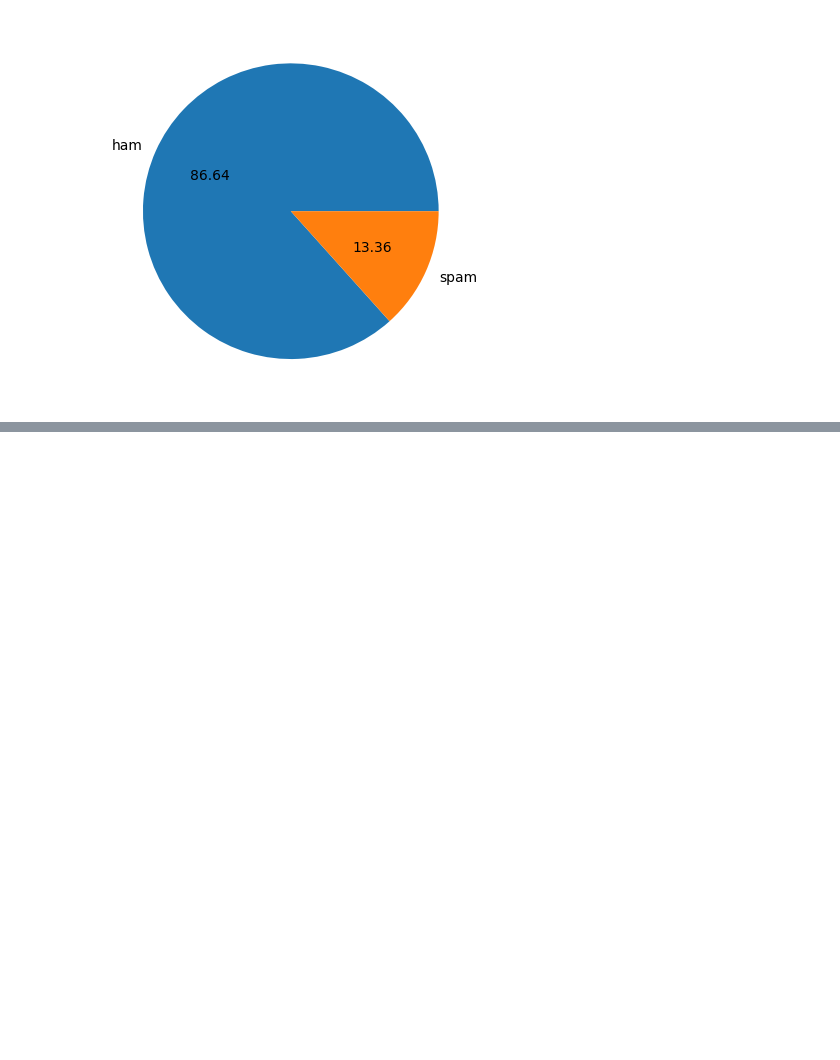
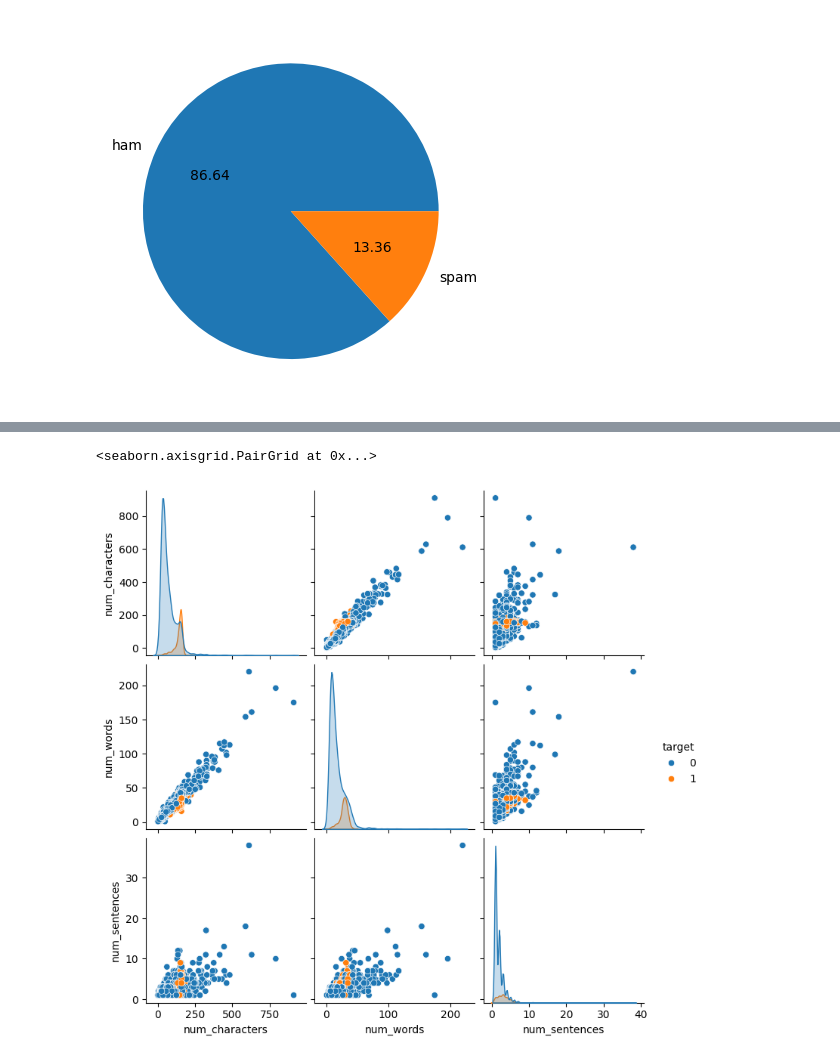
Before and after one commit to bannu82/Spam-Ham-Classifier, a Jupyter notebook: Spam Classifier.ipynb, the cells around one changed output, grey strips where cells are left out. Cells and saved outputs as stored; diff of their text form; code cells hidden in the pictures; blank space fills up the shorter version.

```diff
--- a/Spam Classifier.ipynb
+++ b/Spam Classifier.ipynb
@@ -71,0 +152,6 @@ plt.show()
+# %%
+
+sns.pairplot(df,hue='target')
+# %% [output]
+<seaborn.axisgrid.PairGrid at 0x...>
+[figure, added]
```
Also changed, not shown: parts of 44 cells of this notebook.
